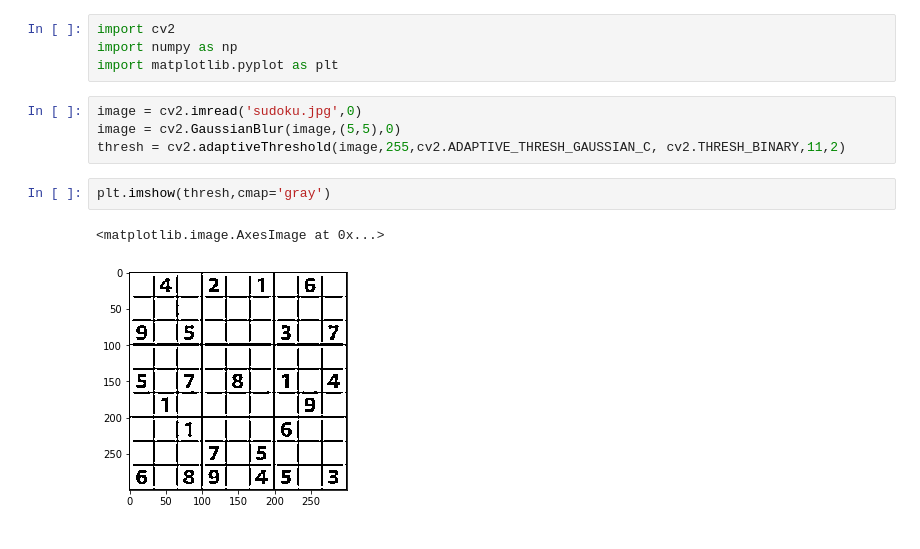
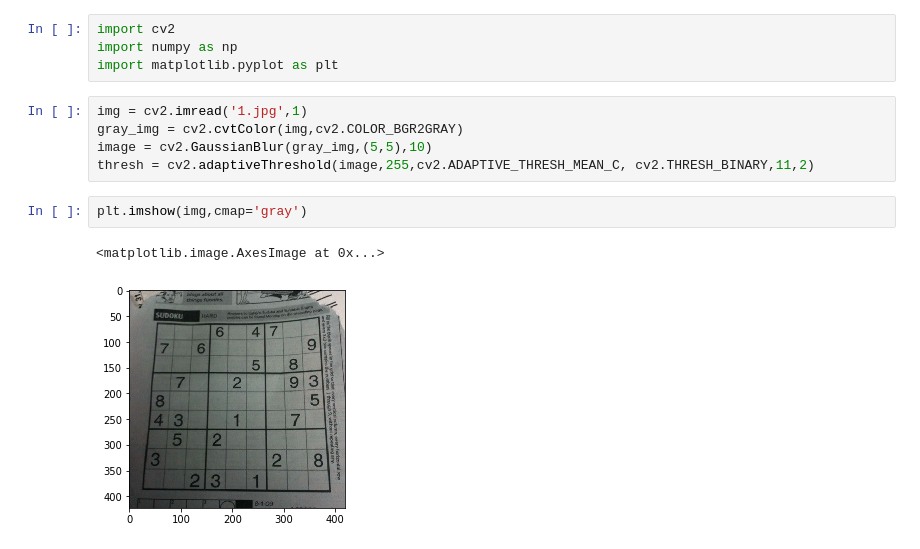
Before and after one commit to Srikanth-Kb/Sudoku-Solver, a Jupyter notebook: Untitled.ipynb, the cells around one changed output. Cells and saved outputs as stored; diff of their text form.

Commit message:
Updated Sudoku Solver notebook
Detection and segmentation of sudoku done.
MNIST recognition to be followed in the next commit.

```diff
--- a/Untitled.ipynb
+++ b/Untitled.ipynb
@@ -3,13 +3,14 @@ import cv2
 import numpy as np
 import matplotlib.pyplot as plt
 # %%
-image = cv2.imread('sudoku.jpg',0)
-image = cv2.GaussianBlur(image,(5,5),0)
-thresh = cv2.adaptiveThreshold(image,255,cv2.ADAPTIVE_THRESH_GAUSSIAN_C, cv2.THRESH_BINARY,11,2)
+img = cv2.imread('1.jpg',1)
+gray_img = cv2.cvtColor(img,cv2.COLOR_BGR2GRAY)
+image = cv2.GaussianBlur(gray_img,(5,5),10)
+thresh = cv2.adaptiveThreshold(image,255,cv2.ADAPTIVE_THRESH_MEAN_C, cv2.THRESH_BINARY,11,2)
 # %%
-plt.imshow(thresh,cmap='gray')
+plt.imshow(img,cmap='gray')
 # %% [output]
 <matplotlib.image.AxesImage at 0x...>
-[figure, old version]
+[figure, new version]
 # %%
 edges = cv2.Canny(thresh,50,150)
```
Also changed, not shown: parts of 14 cells of this notebook, 2 other files.
